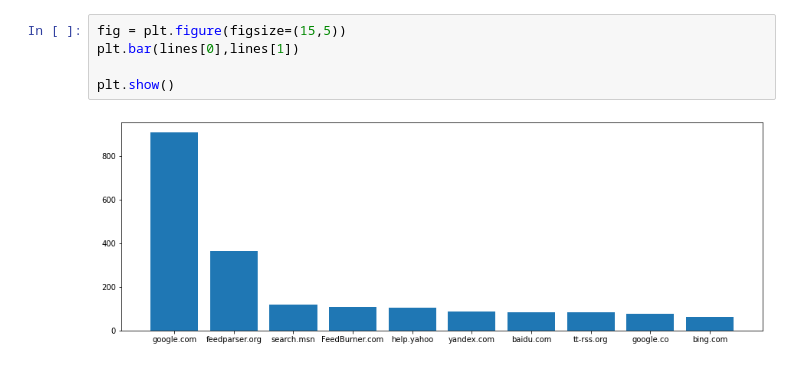
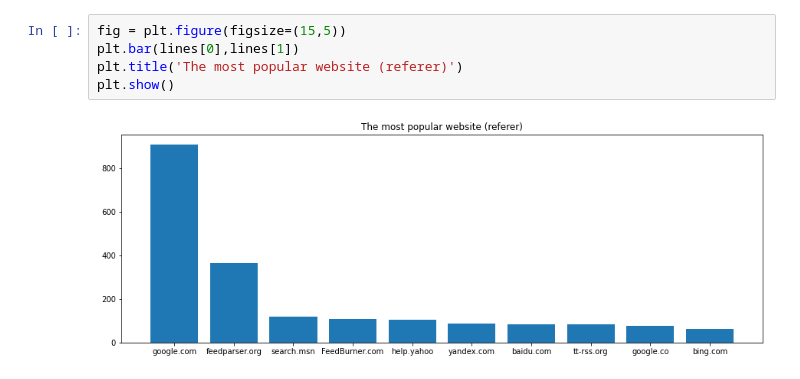
Before and after one commit to sgrzegorz/analiza-duzych-zbiorow-danych, a Jupyter notebook: 01rdd_intro/lab1.ipynb, the cells around one changed output. Saved outputs shown, nothing was run; the diff lists cells and outputs as text.

```diff
--- a/01rdd_intro/lab1.ipynb
+++ b/01rdd_intro/lab1.ipynb
@@ -55,7 +50,7 @@ lines
 # %%
 fig = plt.figure(figsize=(15,5))
 plt.bar(lines[0],lines[1])
-
+plt.title('The most popular website (referer)')
 plt.show()
 # %% [output]
-[figure, old version]
+[figure, new version]
```
Also changed, not shown: parts of 11 cells of this notebook.
